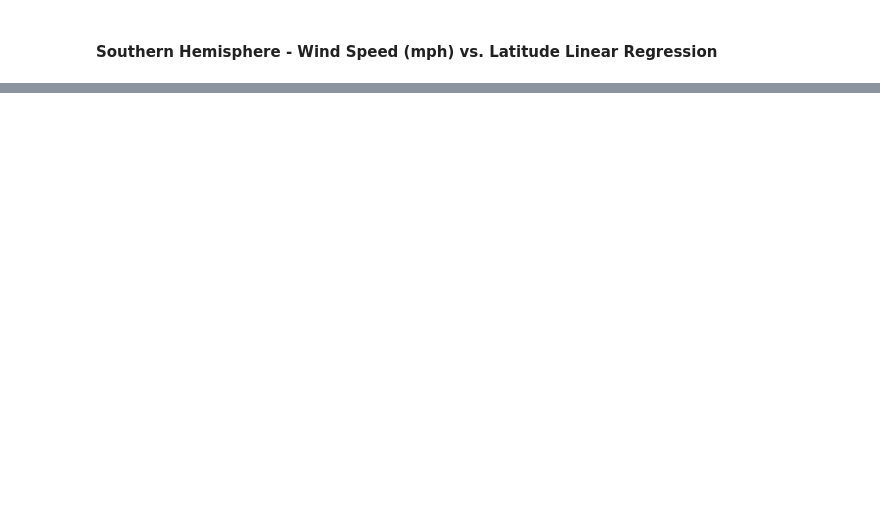
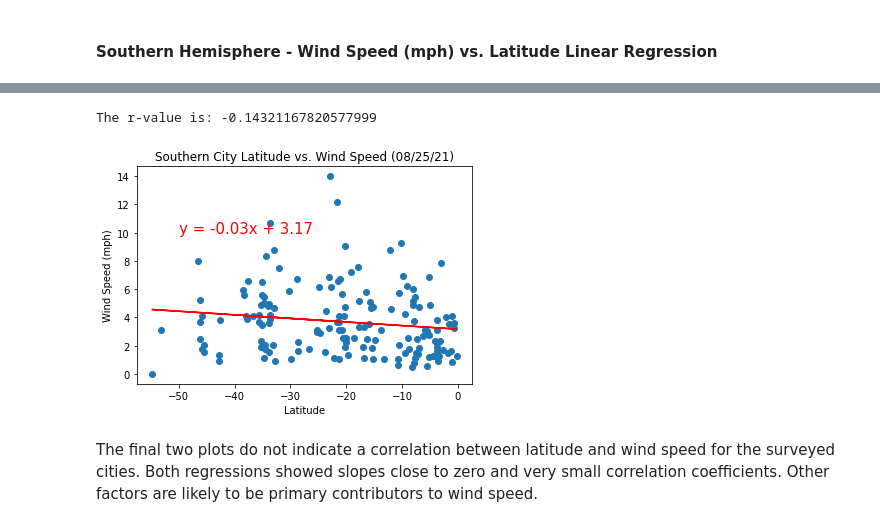
Before and after one commit to kellnergp/Weather-API-Mapping, a Jupyter notebook: WeatherPy/WeatherPy.ipynb, the cells around one changed output, grey strips where cells are left out. Cells and saved outputs as stored; diff of their text form; code cells hidden in the pictures; blank space fills up the shorter version.

```diff
--- a/WeatherPy/WeatherPy.ipynb
+++ b/WeatherPy/WeatherPy.ipynb
@@ -512,0 +579,37 @@ The r-value is: 0.017128274759839232
+# %%
+# pull pertinent values into lists to make regression simpler
+x_val = southern_df['Lat'].tolist()
+y_val = southern_df['Wind Speed'].tolist()
+
+# use scipy.stats.linregress to determine the regression parameters
+(slope, intercept, rvalue, pvalue, stderr) = linregress(x_val, y_val)
+
+# generate the regression values using the slope-intercept equation
+regress_values = [value * slope + intercept for value in x_val]
+
+# generate the string for regression equation
+line_eq = "y = " + str(round(slope,2)) + "x + " + str(round(intercept,2))
+
+# print the r-value of the regression
+print(f"The r-value is: {rvalue}")
+
+# plot the values and the regression
+plt.figure()
+plt.scatter(x_val,y_val)
+plt.plot(x_val,regress_values,"r-")
+
+# add proper plot labels
+plt.title('Southern City Latitude vs. Wind Speed (08/25/21)')
+plt.xlabel('Latitude')
+plt.ylabel('Wind Speed (mph)')
+
+# annotate the plot with line equation
+plt.annotate(line_eq,(-50, 10),fontsize=15,color="red")
+
+# save figure as png file
+plt.savefig('output_data/Fig8s.png')
+# %% [output]
+The r-value is: -0.14321167820577999
+[figure, added]
+# %% [markdown]
+The final two plots do not indicate a correlation between latitude and wind speed for the surveyed cities.  Both regressions showed slopes close to zero and very small correlation coefficients.  Other factors are likely to be primary contributors to wind speed.
```
Also changed, not shown: parts of 11 cells of this notebook, 4 other files.
